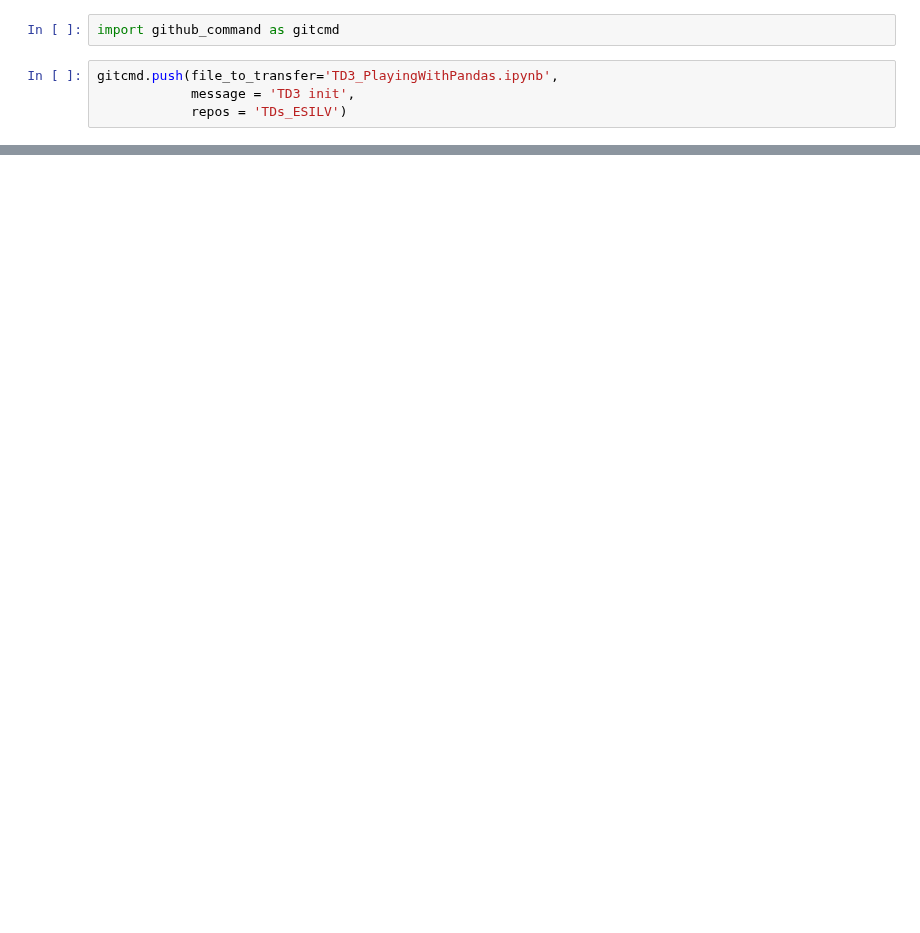
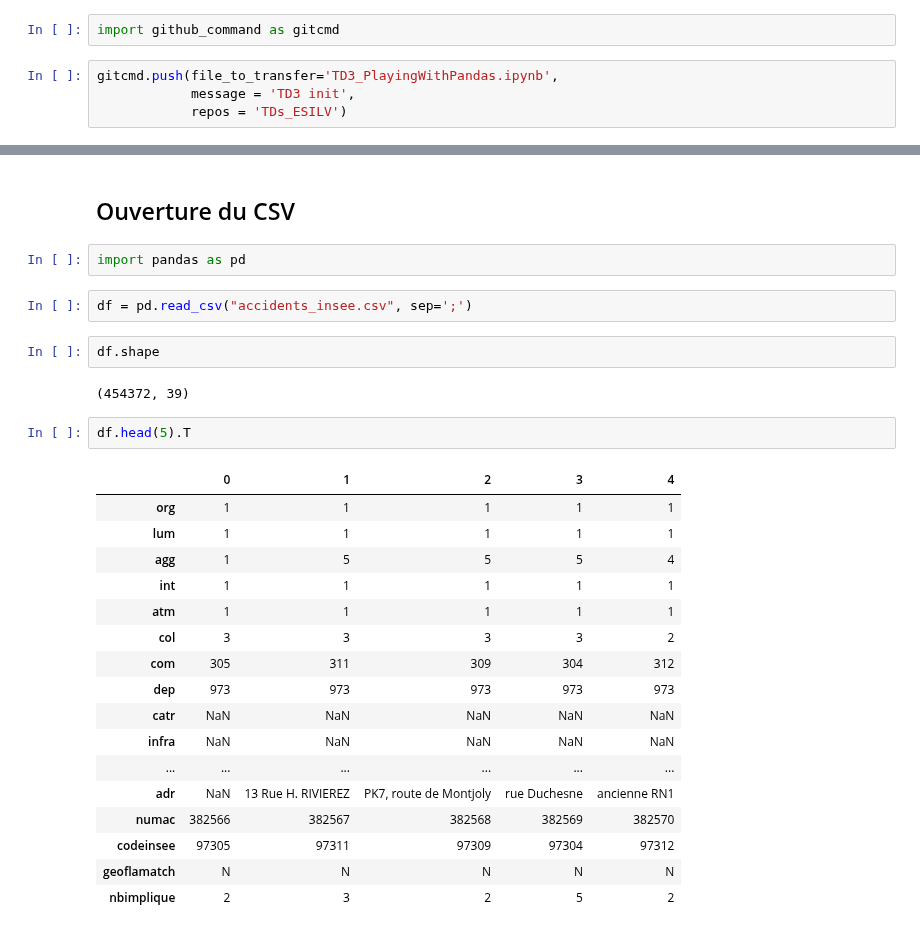
Before and after one commit to Luc-Bertin/TDs_ESILV, a Jupyter notebook: TD3_PlayingWithPandas.ipynb, the cells around one changed output, grey strips where cells are left out. Saved outputs shown, nothing was run; the diff lists cells and outputs as text; blank space fills up the shorter version.

```diff
--- a/TD3_PlayingWithPandas.ipynb
+++ b/TD3_PlayingWithPandas.ipynb
@@ -22,0 +47,30 @@ len(commits
+# %% [markdown]
+## Ouverture du CSV
+# %%
+import pandas as pd
+# %%
+df = pd.read_csv("accidents_insee.csv", sep=';')
+# %%
+df.shape
+# %% [output]
+(454372, 39)
+# %%
+df.head(5).T
+# %% [output]
+|  | 0 | 1 | 2 | 3 | 4 |
+| org | 1 | 1 | 1 | 1 | 1 |
+| lum | 1 | 1 | 1 | 1 | 1 |
+| agg | 1 | 5 | 5 | 5 | 4 |
+| int | 1 | 1 | 1 | 1 | 1 |
+| atm | 1 | 1 | 1 | 1 | 1 |
+| col | 3 | 3 | 3 | 3 | 2 |
+| com | 305 | 311 | 309 | 304 | 312 |
+| dep | 973 | 973 | 973 | 973 | 973 |
+| catr | NaN | NaN | NaN | NaN | NaN |
+| infra | NaN | NaN | NaN | NaN | NaN |
+| ... | ... | ... | ... | ... | ... |
+| adr | NaN | 13 Rue H. RIVIEREZ | PK7, route de Montjoly | rue Duchesne | ancienne RN1 |
+| numac | 382566 | 382567 | 382568 | 382569 | 382570 |
+| codeinsee | 97305 | 97311 | 97309 | 97304 | 97312 |
+| geoflamatch | N | N | N | N | N |
+| nbimplique | 2 | 3 | 2 | 5 | 2 |
```
Also changed, not shown: parts of 27 cells of this notebook.
